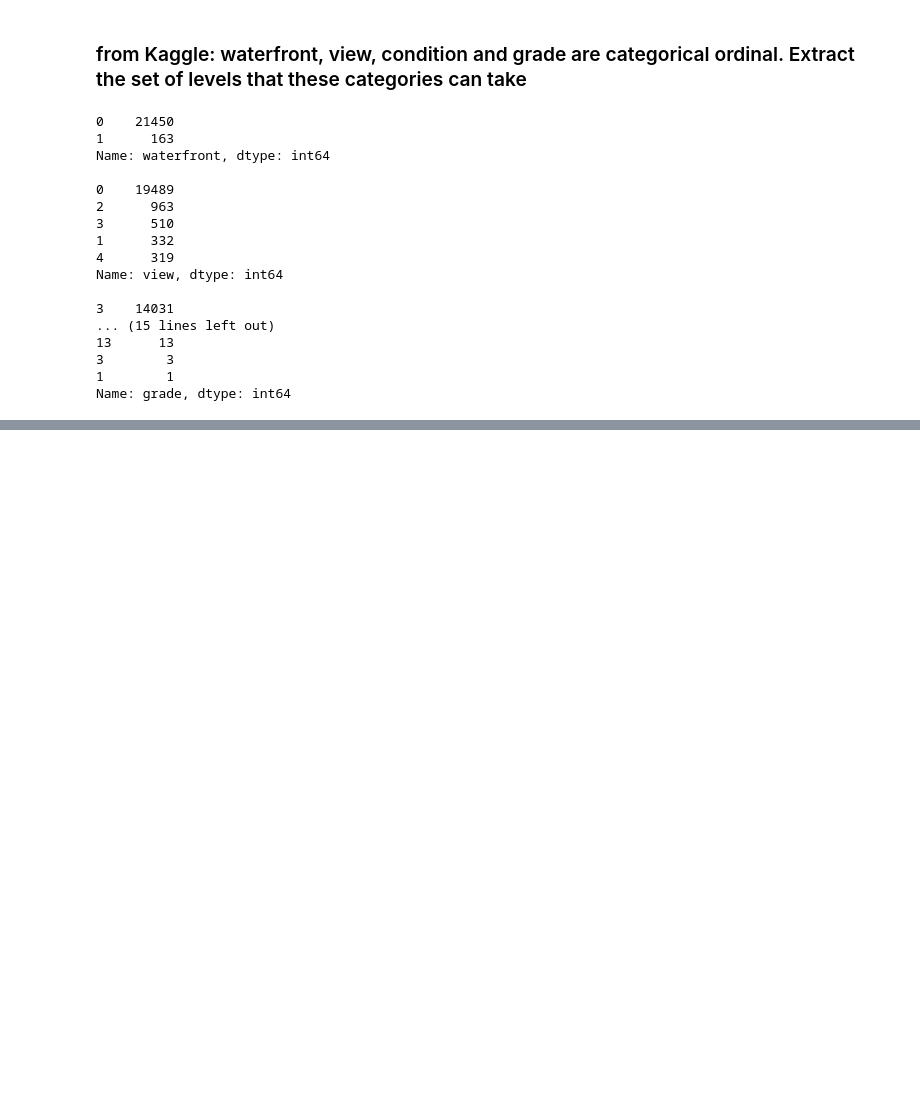
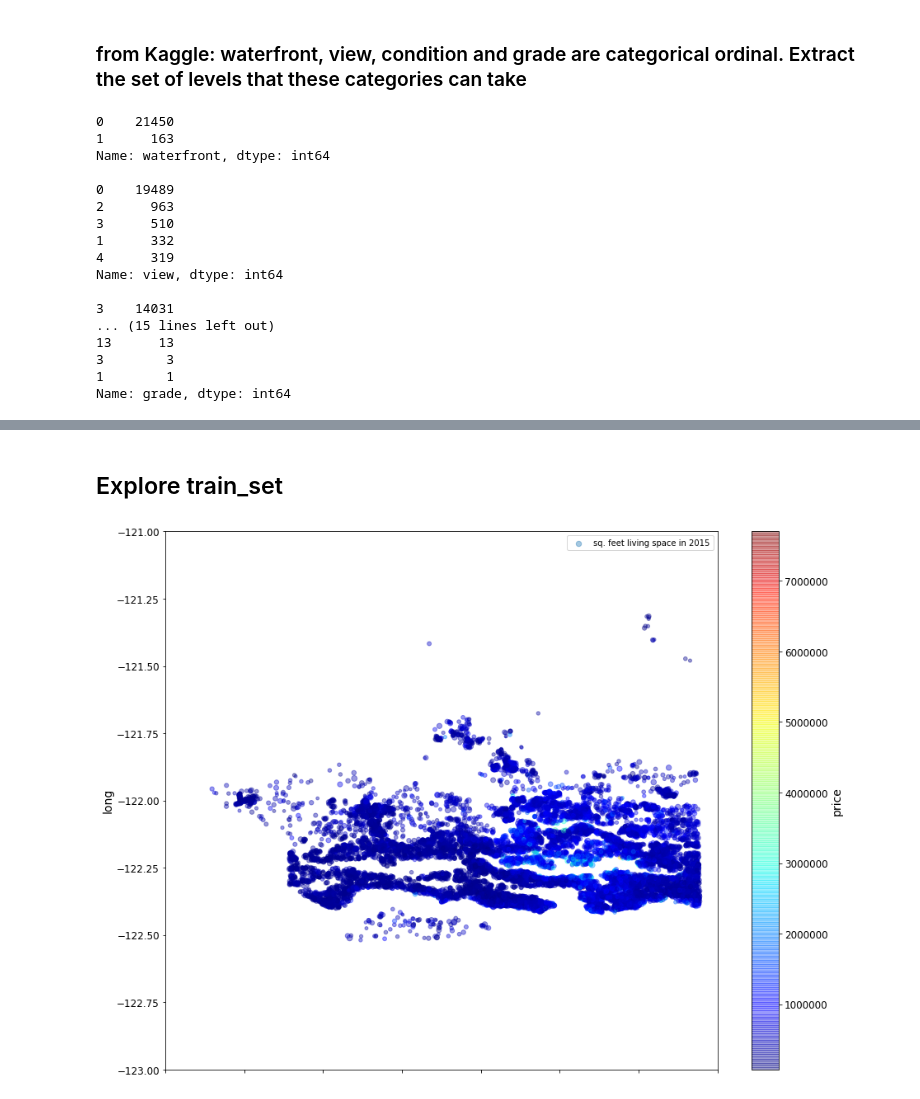
Before and after one commit to gautam-sundar/HandsOnML, a Jupyter notebook: king's_county_housing.ipynb, the cells around one changed output, grey strips where cells are left out. Drawn from its saved outputs; the diff is of its cells as text; code cells hidden in the pictures; blank space fills up the shorter version.

```diff
--- a/king's_county_housing.ipynb
+++ b/king's_county_housing.ipynb
@@ -107,0 +116,15 @@ kc_housing.drop(_, axis=1).hist(figsize=(15,15), edgecolor="black", bins=50);
+# %% [markdown]
+## Explore train_set
+# %%
+# visualize geographical data using lat and long predictors and colormap
+
+
+train_set.plot(kind="scatter", x="lat", y="long", alpha=0.4, s=kc_housing["sqft_living15"]/80,
+               label="sq. feet living space in 2015", figsize=(15,12),
+               c="price", cmap=plt.get_cmap("jet"), colorbar=True,
+               )
+plt.ylim(-123, -121)
+plt.xlim(47.1, 47.8)
+plt.legend;
+# %% [output]
+[figure, added]
```
Also changed, not shown: parts of 42 cells of this notebook.
